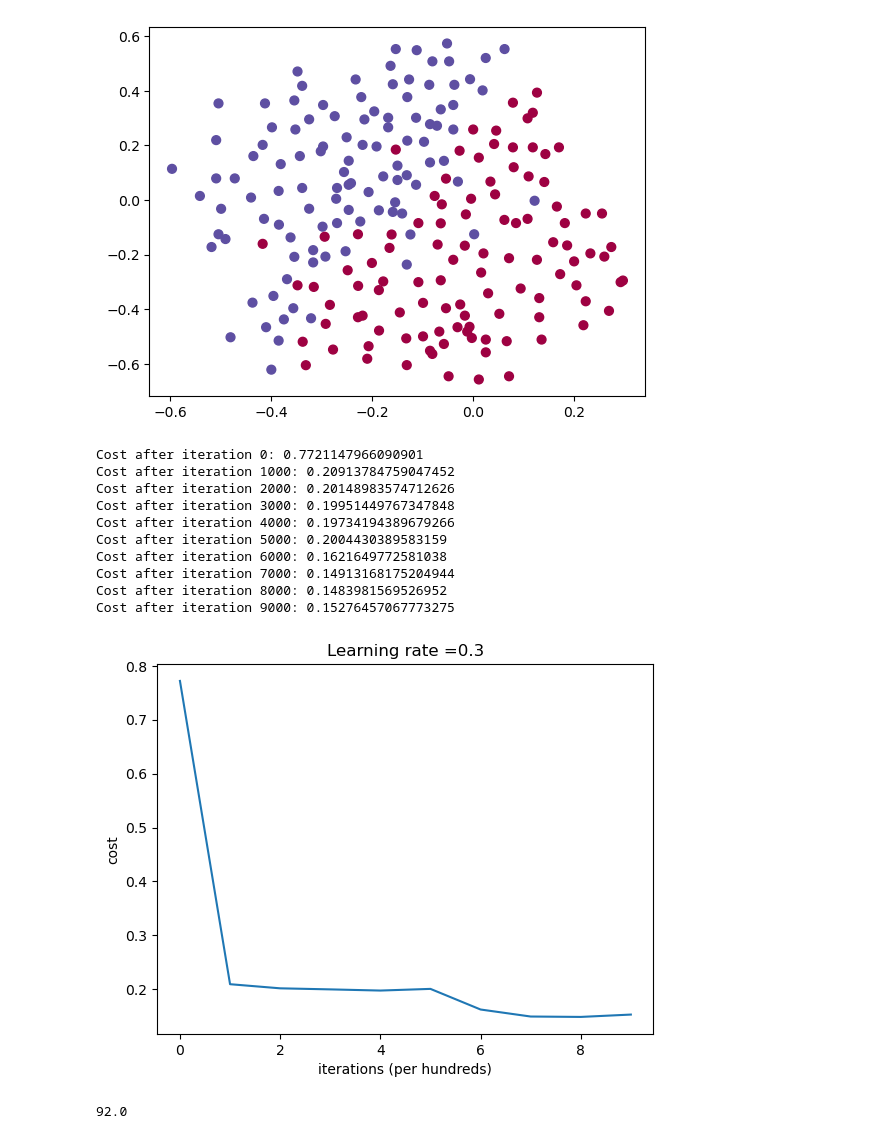
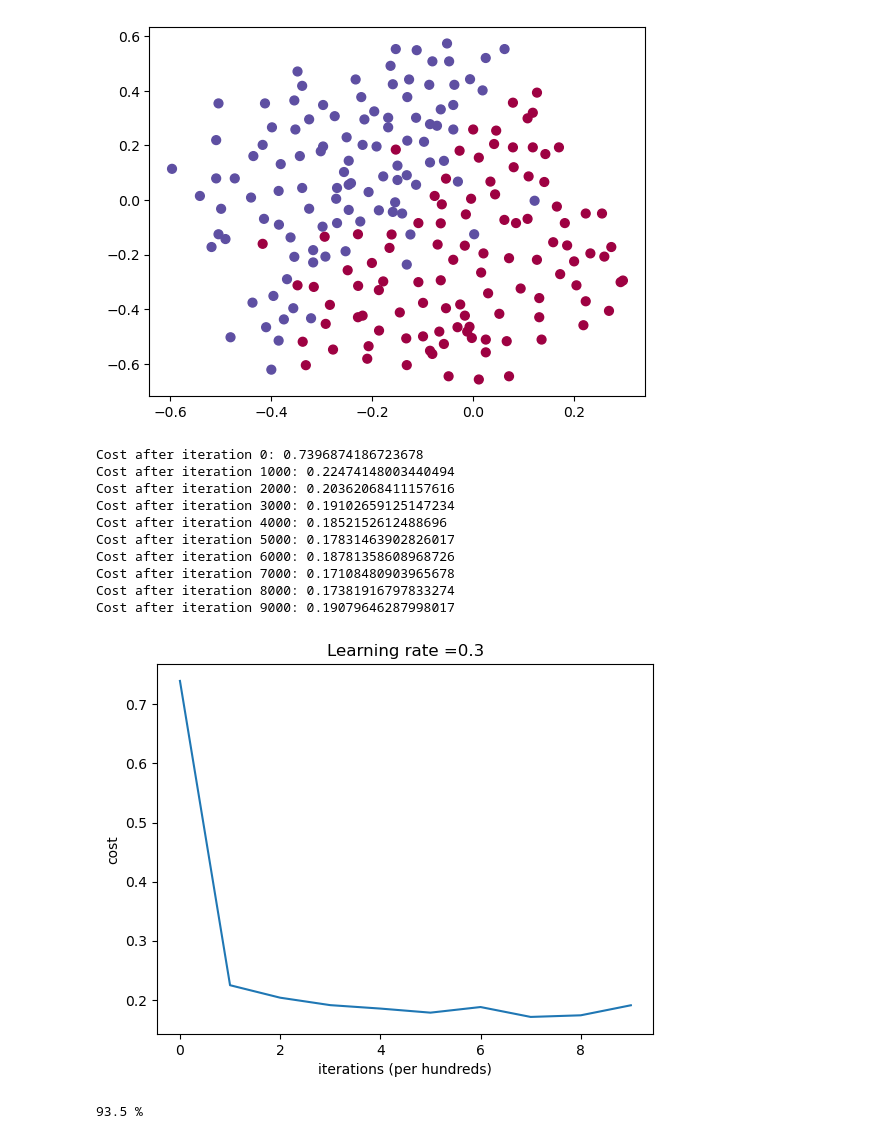
Before and after one commit to sunblockisneeded/dl_couresra, a Jupyter notebook: 5-1/5-1.ipynb, the cells around one changed output. Drawn from its saved outputs; the diff is of its cells as text; code cells hidden in the pictures.

```diff
--- a/5-1/5-1.ipynb
+++ b/5-1/5-1.ipynb
@@ -36,23 +53,22 @@ train_x, train_y, test_x, test_y = load_2D_dataset()
 # %% [output]
 [figure]
 # %%
-params = model(train_x, train_y,learning_rate = 0.3,iterations = 10000, keep_prob = 1, l2_reg = False,)
+params = model(train_x, train_y,learning_rate = 0.3,iterations = 10000, keep_prob = 1, l2_reg = True,)
 # %% [output]
-Cost after iteration 0: 0.7721147966090901
-Cost after iteration 1000: 0.20913784759047452
-Cost after iteration 2000: 0.20148983574712626
-Cost after iteration 3000: 0.19951449767347848
-Cost after iteration 4000: 0.19734194389679266
-Cost after iteration 5000: 0.2004430389583159
-Cost after iteration 6000: 0.1621649772581038
-Cost after iteration 7000: 0.14913168175204944
-Cost after iteration 8000: 0.1483981569526952
-Cost after iteration 9000: 0.15276457067773275
+Cost after iteration 0: 0.7396874186723678
+Cost after iteration 1000: 0.22474148003440494
+Cost after iteration 2000: 0.20362068411157616
+Cost after iteration 3000: 0.19102659125147234
+Cost after iteration 4000: 0.1852152612488696
+Cost after iteration 5000: 0.17831463902826017
+Cost after iteration 6000: 0.18781358608968726
+Cost after iteration 7000: 0.17108480903965678
+Cost after iteration 8000: 0.17381916797833274
+Cost after iteration 9000: 0.19079646287998017
-[figure, old version]
+[figure, new version]
 # %%
 y_hat = predict(test_x,params)
-accuracy = (1- np.mean(np.abs(y_hat - test_y))) * 100
+accuracy = (1- np.mean(np.abs(y_hat - test_y)))
+print(accuracy *100 , "%")
+# %% [output]
+93.5 %
-# %%
-accuracy
-# %% [output]
-92.0
```
Also changed, not shown: parts of 2 cells of this notebook, 2 other files.
